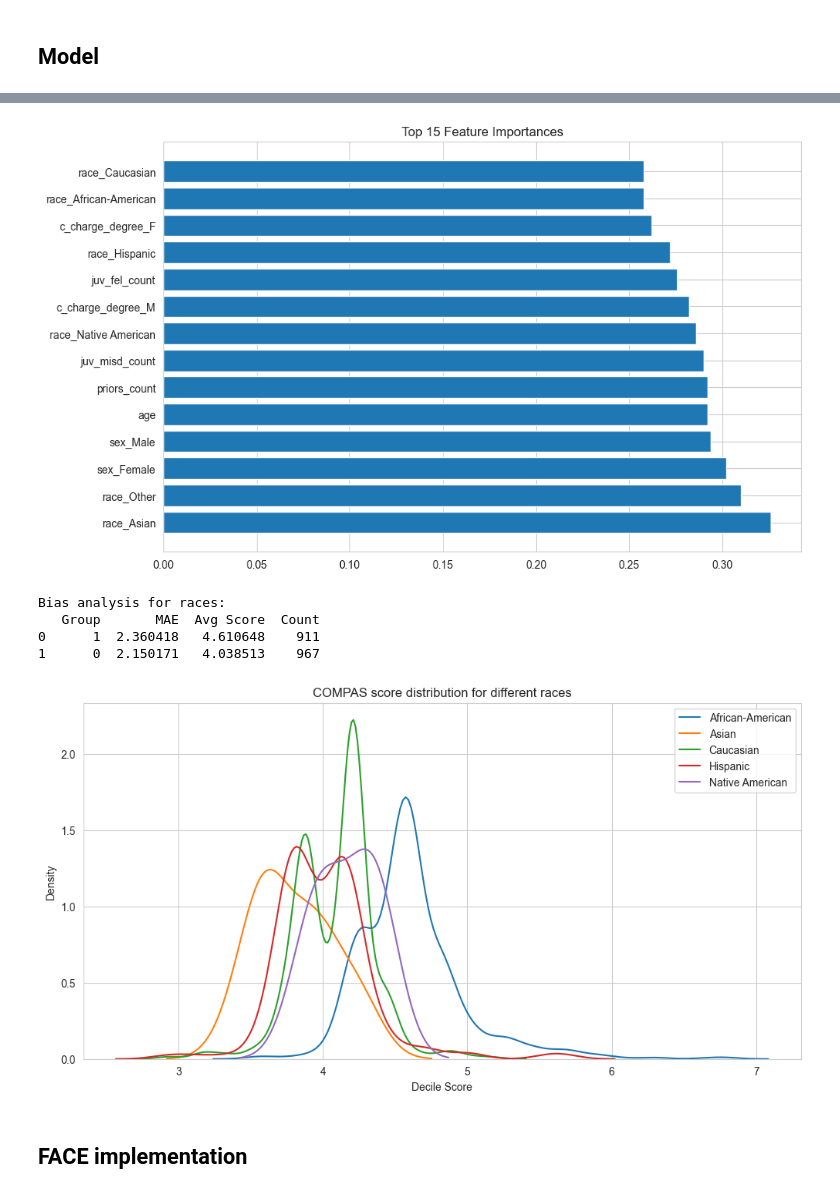
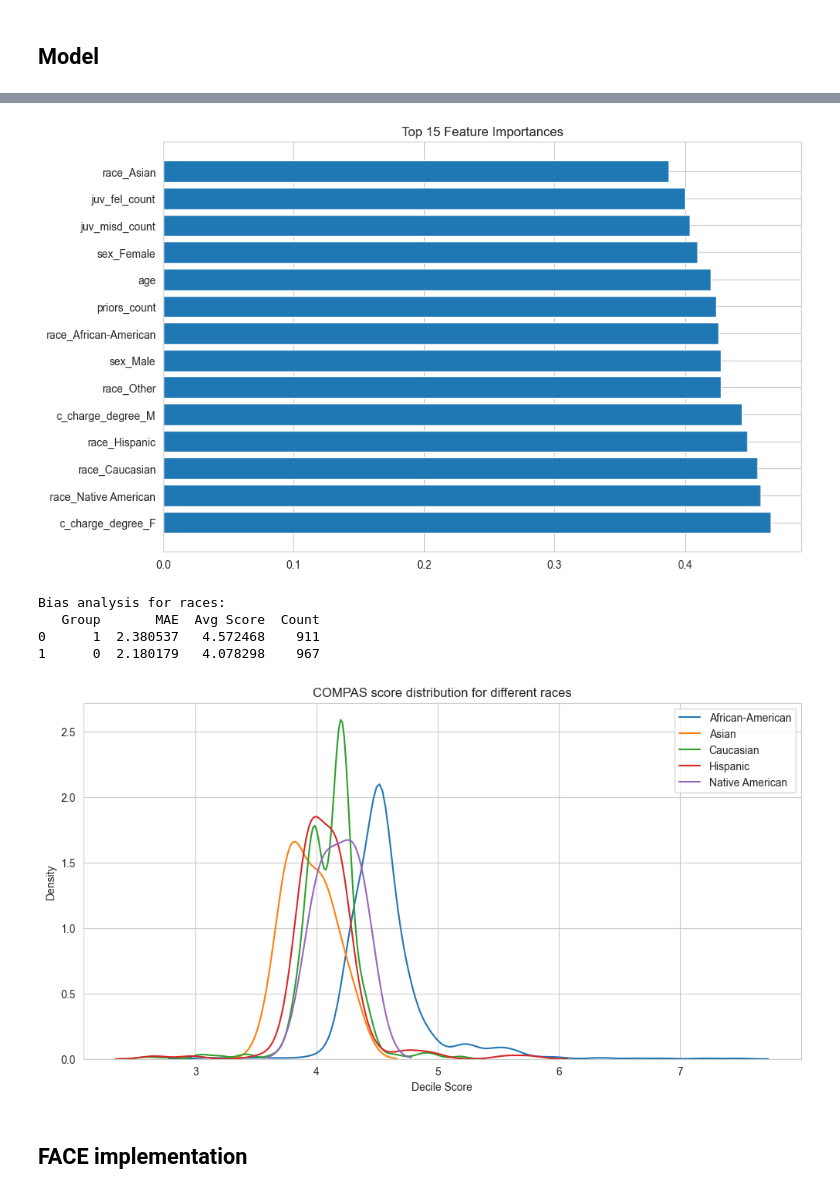
Before and after one commit to Bulatypov/xai-propublica-verification, a Jupyter notebook: XAI.ipynb, the cells around one changed output, grey strips where cells are left out. Cells and saved outputs as stored; diff of their text form; code cells hidden in the pictures.

```diff
--- a/XAI.ipynb
+++ b/XAI.ipynb
@@ -33,6 +33,7 @@ from sklearn.base import BaseEstimator, RegressorMixin
 from sklearn.utils import resample
 from sklearn.model_selection import train_test_split
 from sklearn.metrics import mean_absolute_error
+from sklearn.preprocessing import MinMaxScaler
 
 
 # Custom Decision Tree Regressor (used as base estimator for Random Forest)
@@ -203,12 +204,20 @@ print(f"Misses in target: {y.isna().sum()}")
 # Split data
 X_train, X_test, y_train, y_test = train_test_split(X, y, test_size=0.2, random_state=42)
 
+# Normalize numerical features (0-1 scaling)
+scaler = MinMaxScaler()
+num_cols = X_train.select_dtypes(include=np.number).columns
+
+# Fit on training data and transform both training and test data
+X_train[num_cols] = scaler.fit_transform(X_train[num_cols])
+X_test[num_cols] = scaler.transform(X_test[num_cols])
+
 # Model training
 rf = RandomForestRegressorCustom(
     n_estimators=500,
     max_depth=10,
     min_samples_split=15,
-    max_features=4
+    max_features=6
 )
 rf.fit(X_train.values, y_train.values)
 
@@ -315,9 +324,9 @@ Feature importances:
-[figure, old version]
+[figure, new version]
 Bias analysis for races:
    Group       MAE  Avg Score  Count
-0      1  2.360418   4.610648    911
-1      0  2.150171   4.038513    967
+0      1  2.380537   4.572468    911
+1      0  2.180179   4.078298    967
-[figure, old version]
+[figure, new version]
 # %% [markdown]
 ## FACE implementation
 # %%
```
Also changed, not shown: parts of 3 cells of this notebook.
